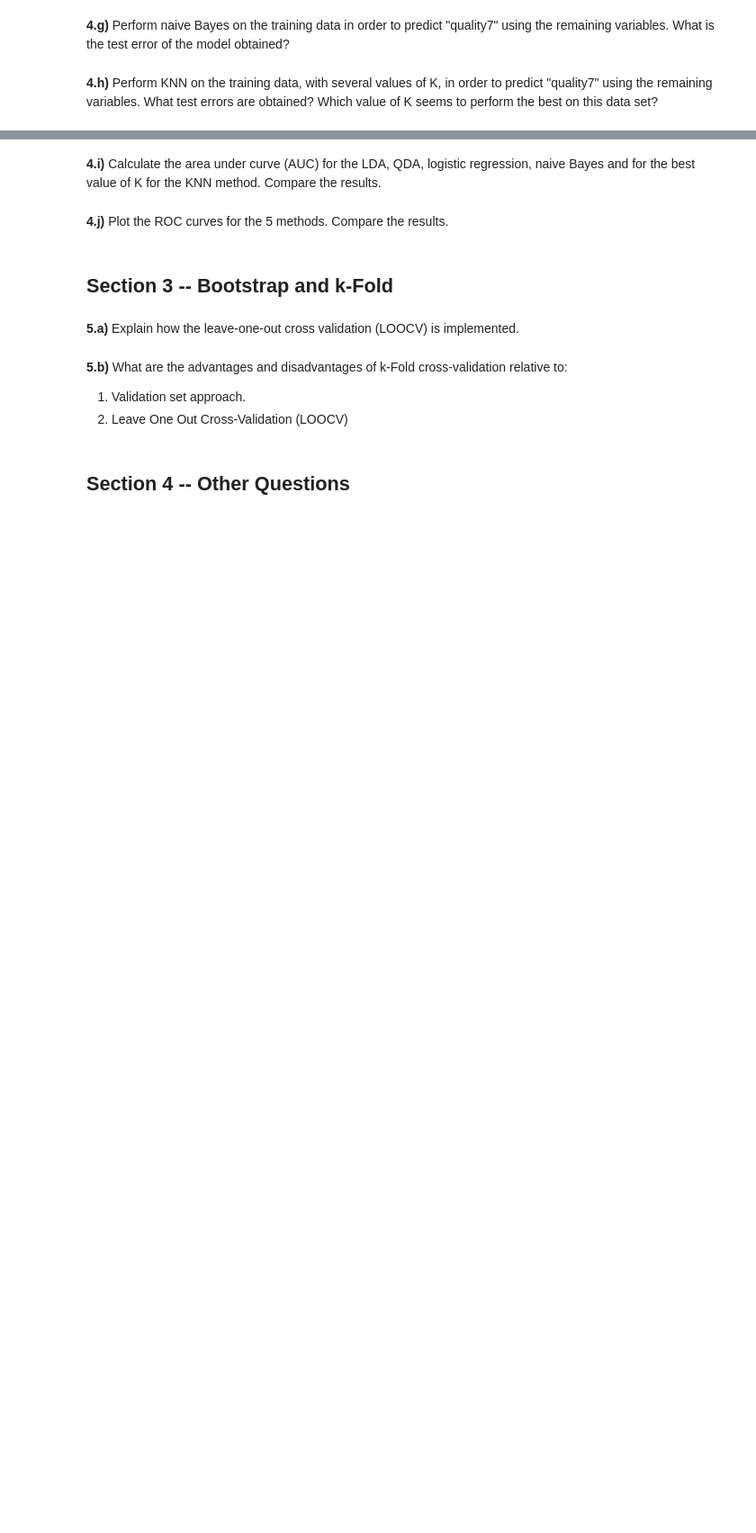
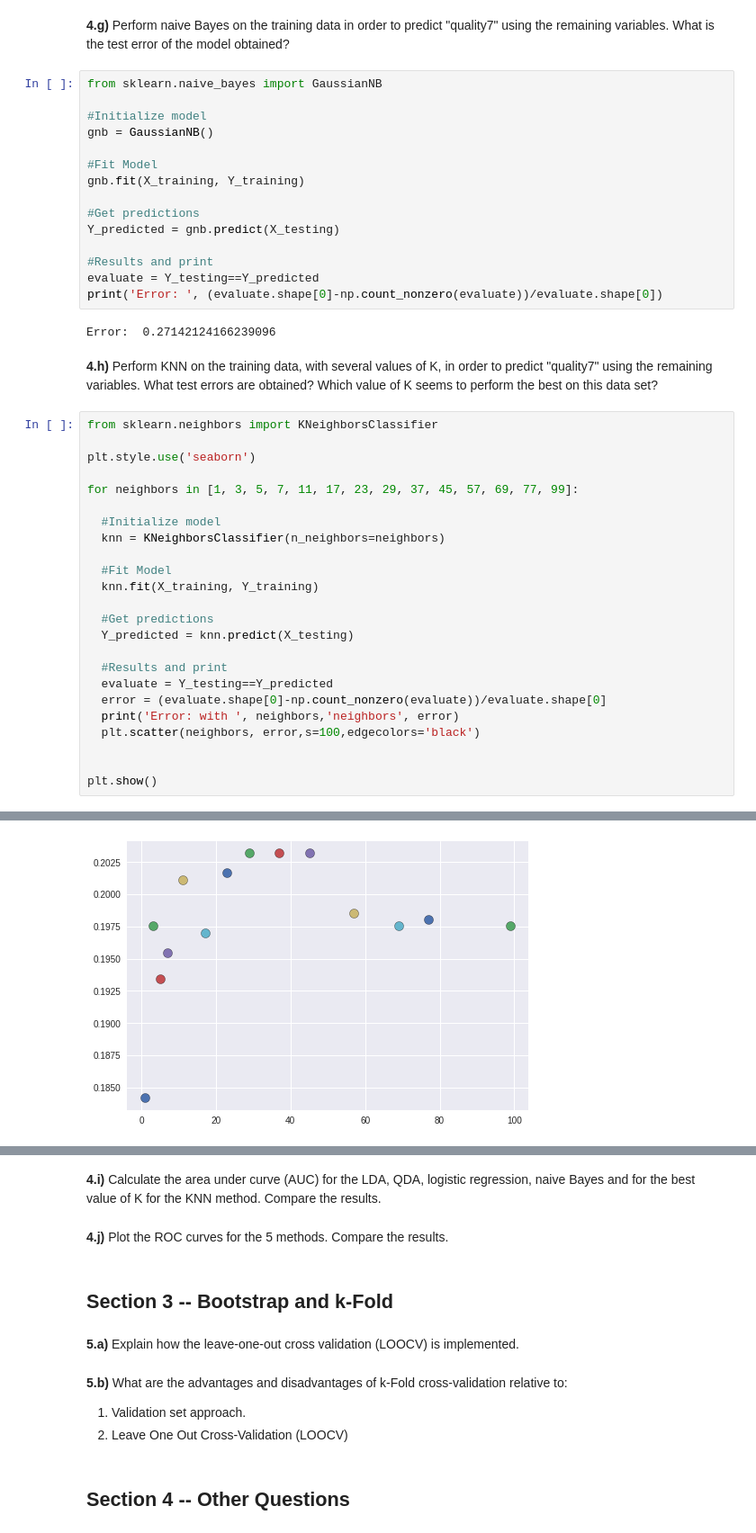
Before and after one commit to VilelaDiogo/AA_Project_G19, a Jupyter notebook: Assignments/Assignment2/Lab2_assignment.ipynb, the cells around one changed output, grey strips where cells are left out. Shown at 90% size. Cells and saved outputs as stored; diff of their text form; blank space fills up the shorter version.

```diff
--- a/Assignments/Assignment2/Lab2_assignment.ipynb
+++ b/Assignments/Assignment2/Lab2_assignment.ipynb
@@ -321,4 +337,46 @@ print(X_test)
 # %% [markdown]
 **4.g)** Perform naive Bayes on the training data in order to predict "quality7" using the remaining variables. What is the test error of the model obtained?
+# %%
+from sklearn.naive_bayes import GaussianNB
+
+#Initialize model
+gnb = GaussianNB()
+
+#Fit Model
+gnb.fit(X_training, Y_training)
+
+#Get predictions
+Y_predicted = gnb.predict(X_testing)
+
+#Results and print
+evaluate = Y_testing==Y_predicted
+print('Error: ', (evaluate.shape[0]-np.count_nonzero(evaluate))/evaluate.shape[0])
+# %% [output]
+Error:  0.27142124166239096
 # %% [markdown]
 **4.h)** Perform KNN on the training data, with several values of K, in order to predict "quality7" using the remaining variables. What test errors are obtained? Which value of K seems to perform the best on this data set?
+# %%
+from sklearn.neighbors import KNeighborsClassifier
+
+plt.style.use('seaborn')
+
+for neighbors in [1, 3, 5, 7, 11, 17, 23, 29, 37, 45, 57, 69, 77, 99]:
+
+  #Initialize model
+  knn = KNeighborsClassifier(n_neighbors=neighbors)
+
+  #Fit Model
+  knn.fit(X_training, Y_training)
+
+  #Get predictions
+  Y_predicted = knn.predict(X_testing)
+
+  #Results and print
+  evaluate = Y_testing==Y_predicted
+  error = (evaluate.shape[0]-np.count_nonzero(evaluate))/evaluate.shape[0]
+  print('Error: with ', neighbors,'neighbors', error)
+  plt.scatter(neighbors, error,s=100,edgecolors='black')
+
+
+plt.show()
+# %% [output]
@@ -324,0 +397 @@ print(X_test)
+[figure, added]
```
Also changed, not shown: parts of 8 cells of this notebook, 2 other files.
